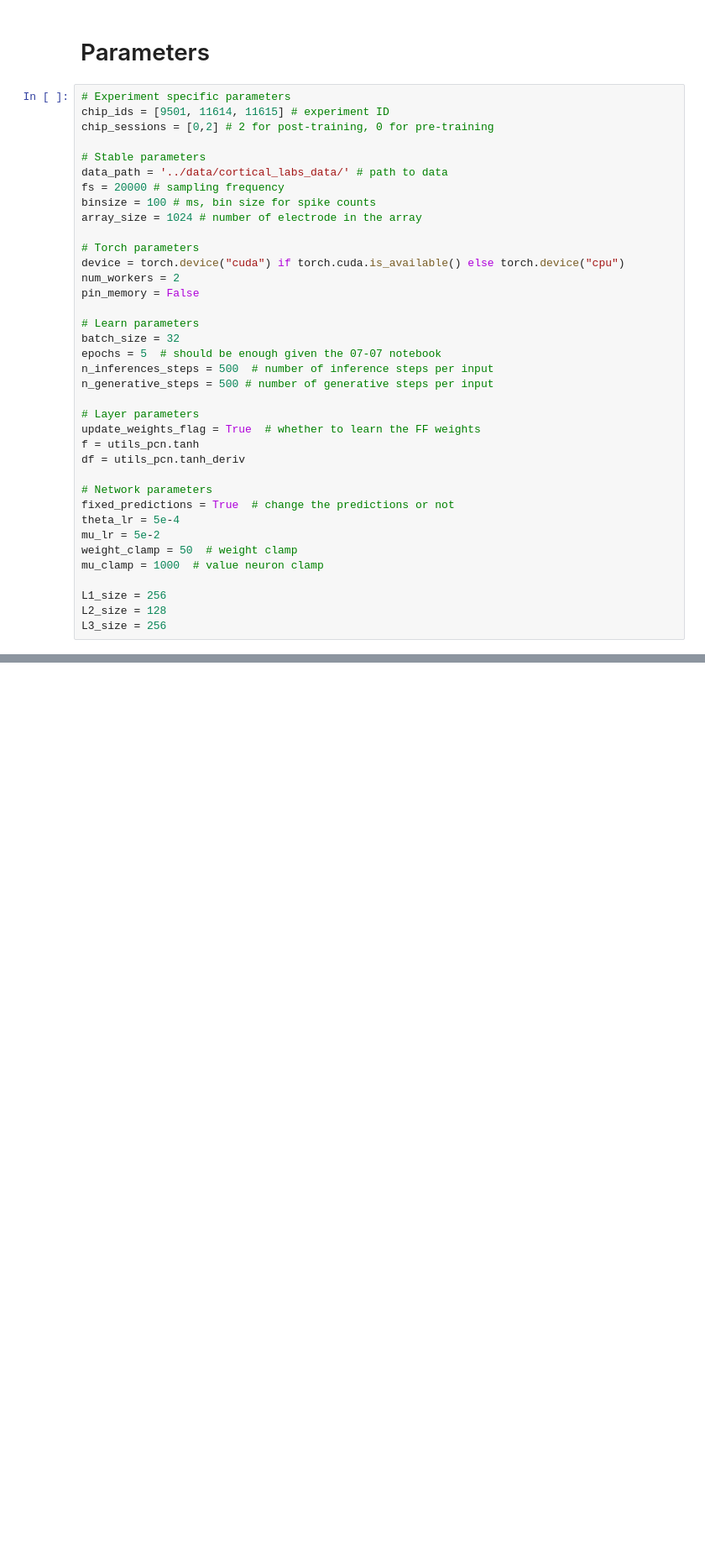
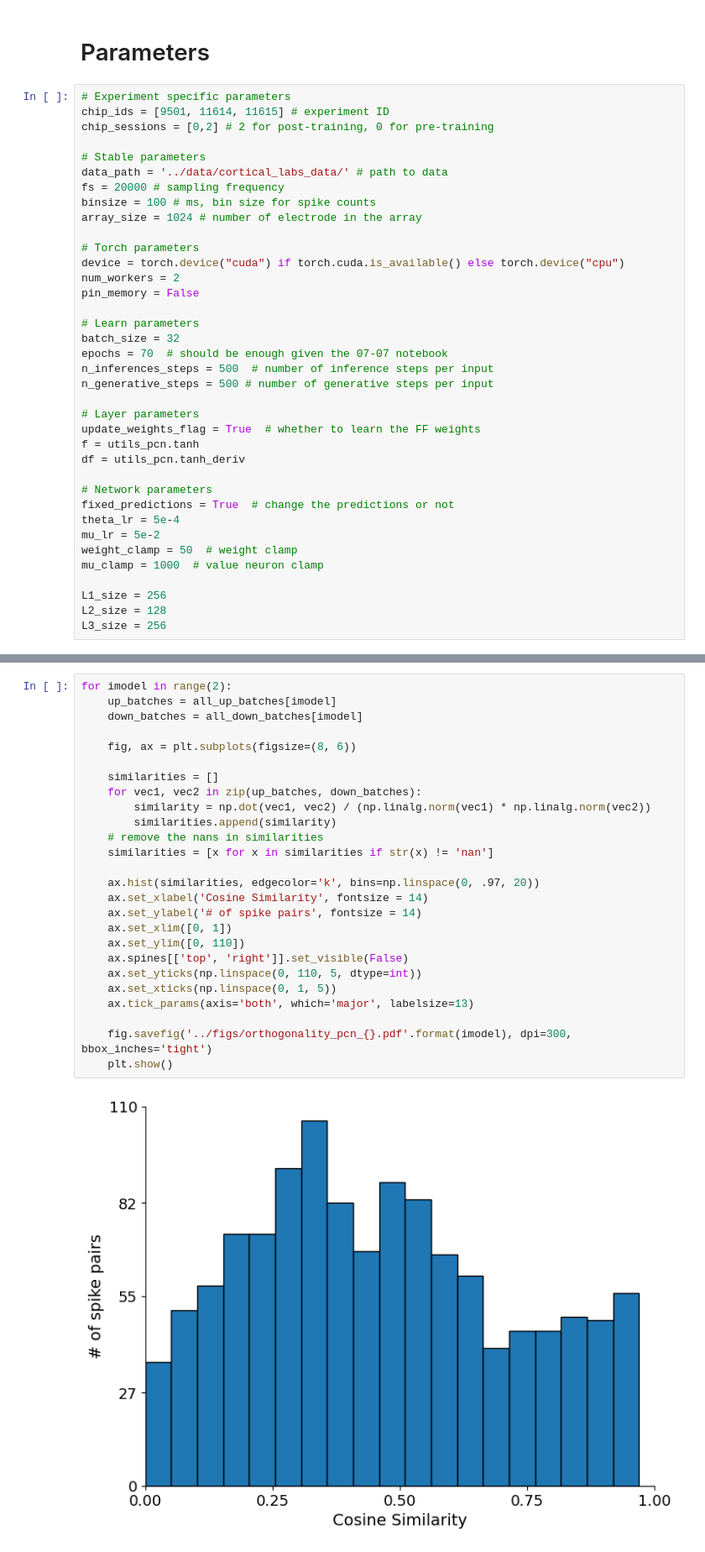
Before and after one commit to neuromorphs/BrainDishSiMulator, a Jupyter notebook: notebooks/2023-07-11_final_masterpiece.ipynb, the cells around one changed output, grey strips where cells are left out. Shown at 84% size. Saved outputs shown, nothing was run; the diff lists cells and outputs as text; blank space fills up the shorter version.

```diff
--- a/notebooks/2023-07-11_final_masterpiece.ipynb
+++ b/notebooks/2023-07-11_final_masterpiece.ipynb
@@ -47,7 +47,7 @@ pin_memory = False
 
 # Learn parameters
 batch_size = 32
-epochs = 5  # should be enough given the 07-07 notebook
+epochs = 70  # should be enough given the 07-07 notebook
 n_inferences_steps = 500  # number of inference steps per input
 n_generative_steps = 500 # number of generative steps per input
 
@@ -244,0 +249,28 @@ KeyboardInterrupt:
+# %%
+for imodel in range(2):
+    up_batches = all_up_batches[imodel]
+    down_batches = all_down_batches[imodel]
+
+    fig, ax = plt.subplots(figsize=(8, 6))
+
+    similarities = []
+    for vec1, vec2 in zip(up_batches, down_batches):
+        similarity = np.dot(vec1, vec2) / (np.linalg.norm(vec1) * np.linalg.norm(vec2))
+        similarities.append(similarity)
+    # remove the nans in similarities
+    similarities = [x for x in similarities if str(x) != 'nan']
+
+    ax.hist(similarities, edgecolor='k', bins=np.linspace(0, .97, 20))
+    ax.set_xlabel('Cosine Similarity', fontsize = 14)
+    ax.set_ylabel('# of spike pairs', fontsize = 14)
+    ax.set_xlim([0, 1])
+    ax.set_ylim([0, 110])
+    ax.spines[['top', 'right']].set_visible(False)
+    ax.set_yticks(np.linspace(0, 110, 5, dtype=int))
+    ax.set_xticks(np.linspace(0, 1, 5))
+    ax.tick_params(axis='both', which='major', labelsize=13)
+
+    fig.savefig('../figs/orthogonality_pcn_{}.pdf'.format(imodel), dpi=300, bbox_inches='tight')
+    plt.show()
+# %% [output]
+[figure, added]
```
Also changed, not shown: parts of 3 cells of this notebook, 9 other files.
